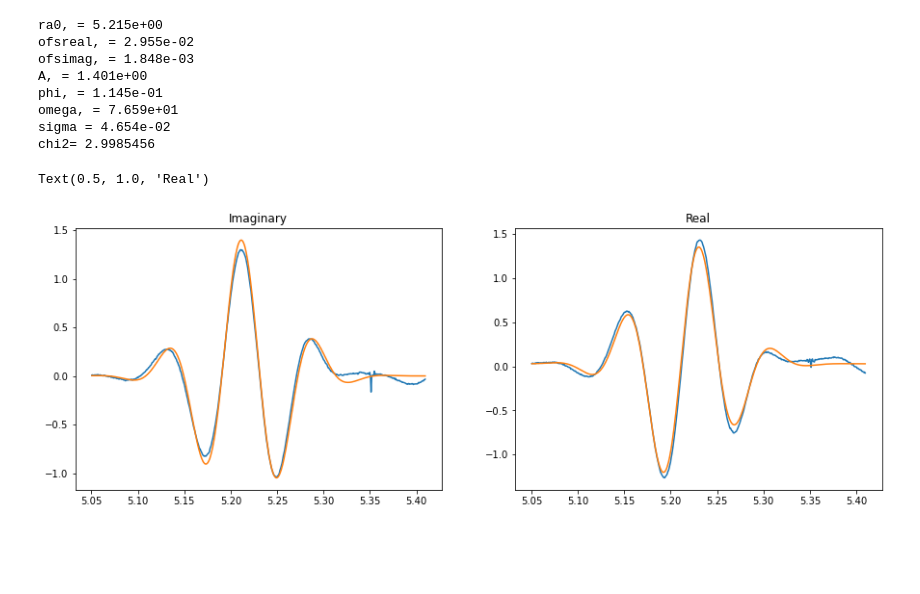
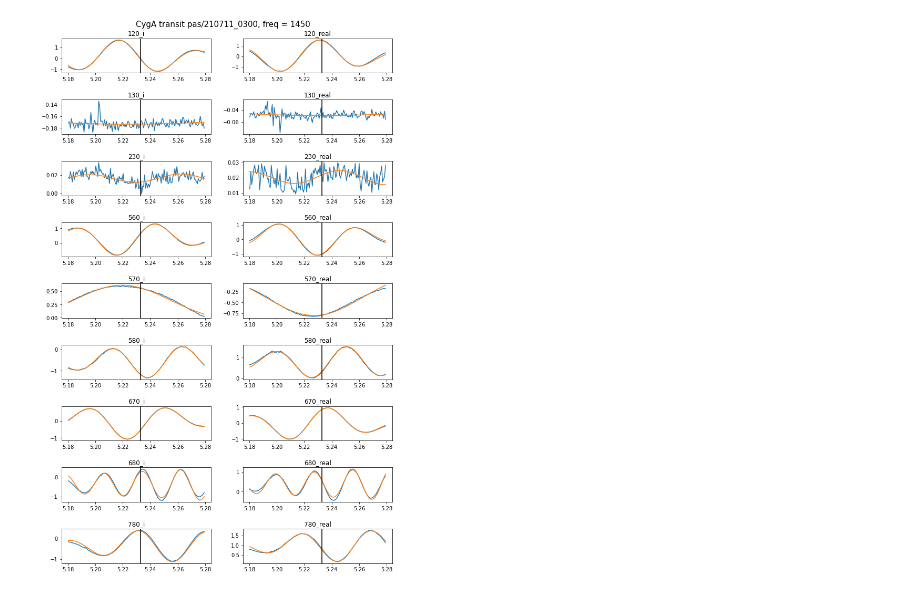
Before and after one commit to bmxdemo/bmxhacks, a Jupyter notebook: fringfit_toy.ipynb, the cells around one changed output. Cells and saved outputs as stored; diff of their text form; code cells hidden in the pictures; blank space fills up the shorter version.

```diff
--- a/fringfit_toy.ipynb
+++ b/fringfit_toy.ipynb
@@ -52,25 +70,26 @@ class Fitter:
         self.ra = ra
         self.data = data
         self.cyg_ra = 5.233
+
     def minimize(self, startguess):
         self.startfitmodel = self.cross_model(*startguess)
         #sol = least_squares(self._residuals, startguess, method='lm',xtol=1e-2)
         sol = minimize(self.chi2, startguess,method='powell')
         #sol = basinhopping(self.chi2, startguess)
         self.bestfit = sol.x
-        f.bestchi2 = self.chi2(sol.x)
+        self.bestchi2 = self.chi2(sol.x)
         self.bestfitmodel = self.cross_model(*sol.x)
         return self.bestchi2
 
     def robust_minimize(self, sfreq=60):
-        Aguess = np.abs(f.data).max()
-        guess = [self.cyg_ra, 0.0, 0.0, Aguess, 0, 0, .05]
+        Aguess = np.abs(self.data).max()
+        guess = [self.cyg_ra, 0.0, 0.0, Aguess, 0, 0, .025]
         bestchi2 = 1e6
         for phase in np.arange(8)*2*np.pi/8:
             for freq in np.linspace(sfreq-20, sfreq+20,5):
                 guess[4:6] = phase, freq
                 chi2=self.minimize(guess)
-                print (f"{phase:.3e} {freq:.3e} chi2 = {chi2}")
+#                 print (f"{phase:.3e} {freq:.3e} chi2 = {chi2}")
                 if chi2<bestchi2:
                     bestchi2 = chi2
                     bestfit = self.bestfit
@@ -78,7 +97,6 @@ class Fitter:
         self.bestchi2 = bestchi2
         self.bestfit= bestfit
         self.bestfitmodel = self.cross_model(*self.bestfit)
-
 
     def chi2_2 (self,x):
         guess = self.startguess
@@ -134,28 +130,0 @@ f.robust_minimize(60)
-# %%
-vals = f.bestfit
-names = 'ra0, ofsreal, ofsimag, A, phi, omega, sigma'.split()
-for n,v in zip(names,vals):
-    print (f"{n} = {v:.3e}")
-print ("chi2=", f.bestchi2)
-# %% [output]
-ra0, = 5.215e+00
-ofsreal, = 2.955e-02
-ofsimag, = 1.848e-03
-A, = 1.401e+00
-phi, = 1.145e-01
-omega, = 7.659e+01
-sigma = 4.654e-02
-chi2= 2.9985456
-# %%
-fig, (ax1, ax2) = plt.subplots(1, 2, figsize=(15,5))
-ax1.plot(ra, np.imag(data))
-ax1.plot(ra, np.imag(f.bestfitmodel))
-ax1.set_title('Imaginary')
-
-ax2.plot(ra, np.real(data))
-ax2.plot(ra, np.real(f.bestfitmodel))
-#ax2.plot(ra, np.real(f.startfitmodel))
-ax2.set_title('Real')
-# %% [output]
-Text(0.5, 1.0, 'Real')
-[figure, removed]
@@ -161,0 +179,22 @@ Text(0.5, 1.0, 'Real')
+# %%
+# process_data('pas/210613_0500')
+# process_data('pas/210614_0500')
+# process_data('pas/210615_0500')
+# process_data('pas/210617_0500')
+
+# process_data('pas/210709_0300')
+# process_data('pas/210710_0300')
+process_data('pas/210711_0300')
+# process_data('pas/210714_0300')
+
+# process_data('pas/210625_0400')
+# process_data('pas/210626_0400')
+# process_data('pas/210627_0400')
+# process_data('pas/210628_0400')
+
+# process_data('pas/210529_0600')
+# process_data('pas/210530_0600')
+# process_data('pas/210531_0600')
+# process_data('pas/210603_0600')
+# %% [output]
+[figure, added]
```
Also changed, not shown: parts of 18 cells of this notebook.
